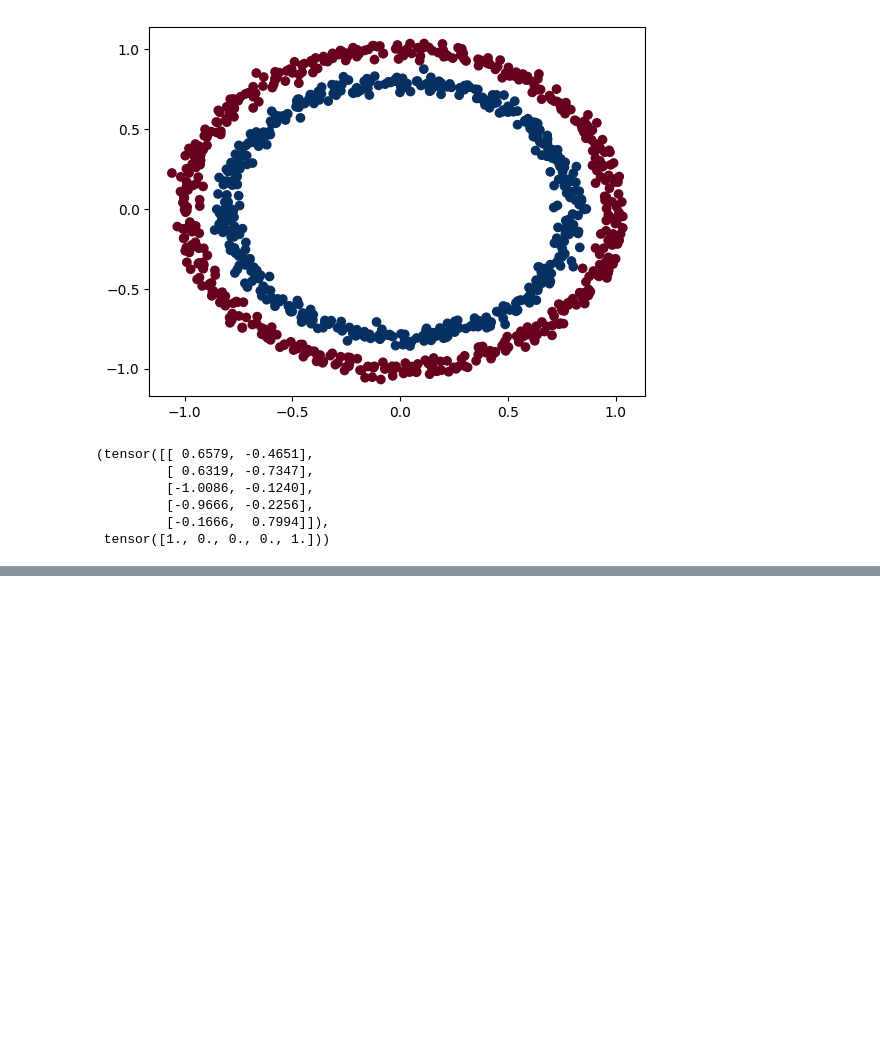
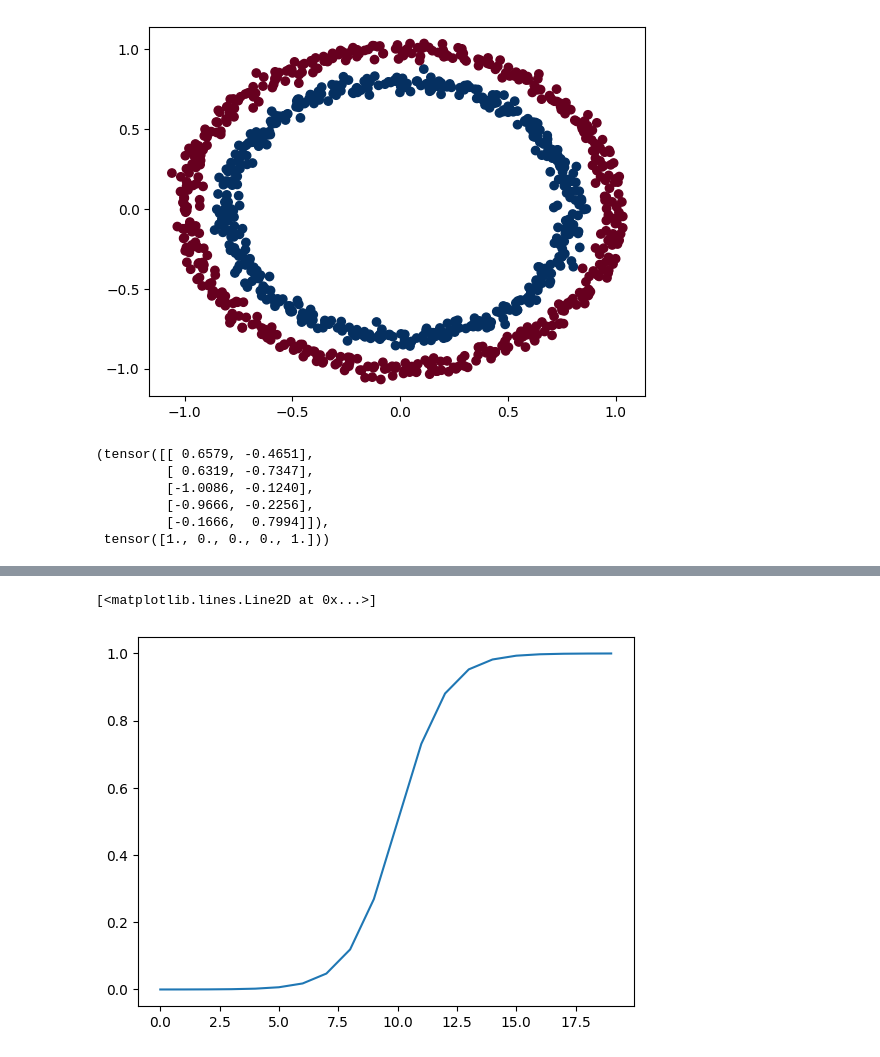
Before and after one commit to RabinPhuyal/Deep-Learning-with-Pytorch, a Jupyter notebook: Pytorch_Neural_Network_Classification.ipynb, the cells around one changed output, grey strips where cells are left out. Cells and saved outputs as stored; diff of their text form; code cells hidden in the pictures; blank space fills up the shorter version.

```diff
--- a/Pytorch_Neural_Network_Classification.ipynb
+++ b/Pytorch_Neural_Network_Classification.ipynb
@@ -490,0 +646,6 @@ X_train[:5],y_train[:5]
+# %%
+#Plot sigmoid activated toy tensor
+plt.plot(sigmoid(A))
+# %% [output]
+[<matplotlib.lines.Line2D at 0x...>]
+[figure, added]
```
Also changed, not shown: parts of 33 cells of this notebook.
